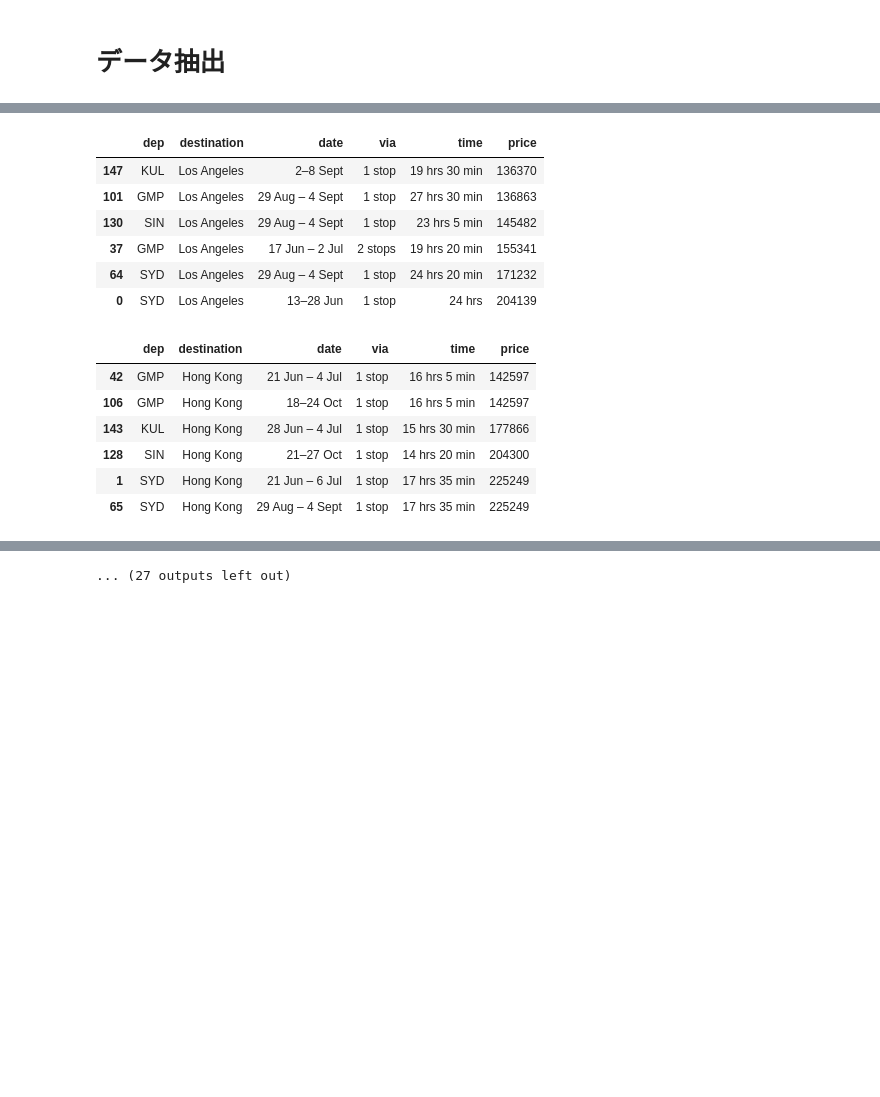
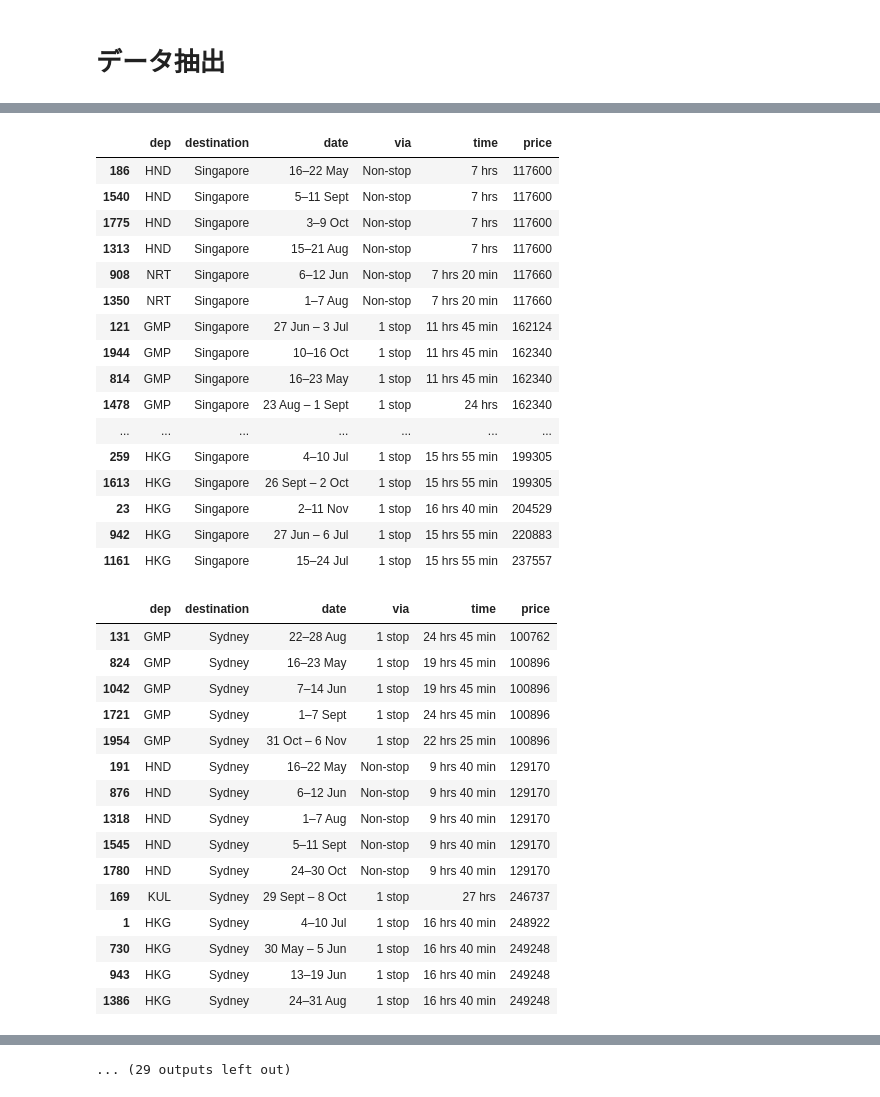
Before and after one commit to akmiccom/TripPlanningResults, a Jupyter notebook: googleFlightScraipeApp/display.ipynb, the cells around one changed output, grey strips where cells are left out. Drawn from its saved outputs; the diff is of its cells as text; code cells hidden in the pictures; blank space fills up the shorter version.

```diff
--- a/googleFlightScraipeApp/display.ipynb
+++ b/googleFlightScraipeApp/display.ipynb
@@ -8,6 +6,6 @@ airport = 'SYD'
 # %%
-# df = pd.read_csv(f'{airport}.csv', names=['dep', 'destination', 'date', 'via', 'time', 'price'])
 df = pd.read_csv(f'../csv/searchResults.csv', names=['dep', 'destination', 'date', 'via', 'time', 'price'])
-df = df.drop_duplicates()
+df = df.drop_duplicates(['destination', 'date'])
+df = df.dropna()
 # %%
-df['price'] = df['price'].str.replace('JP¥|,', '', regex=True)
+df['price'] = df['price'].str.replace('JP¥|,', '', regex=True).astype(int)
@@ -14,19 +32,38 @@ df['price'] = df['price'].str.replace('JP¥|,', '', regex=True)
 # %%
 for dest in df['destination'].unique():
-    display(df[df['destination'] == dest].sort_values(by='price'))
+    display(df[(df['destination'] == dest) & (df['price'] <= 300000)].sort_values(by='price'))
 # %% [output]
 |  | dep | destination | date | via | time | price |
-| 147 | KUL | Los Angeles | 2–8 Sept | 1 stop | 19 hrs 30 min | 136370 |
-| 101 | GMP | Los Angeles | 29 Aug – 4 Sept | 1 stop | 27 hrs 30 min | 136863 |
-| 130 | SIN | Los Angeles | 29 Aug – 4 Sept | 1 stop | 23 hrs 5 min | 145482 |
-| 37 | GMP | Los Angeles | 17 Jun – 2 Jul | 2 stops | 19 hrs 20 min | 155341 |
-| 64 | SYD | Los Angeles | 29 Aug – 4 Sept | 1 stop | 24 hrs 20 min | 171232 |
-| 0 | SYD | Los Angeles | 13–28 Jun | 1 stop | 24 hrs | 204139 |
+| 186 | HND | Singapore | 16–22 May | Non-stop | 7 hrs | 117600 |
+| 1540 | HND | Singapore | 5–11 Sept | Non-stop | 7 hrs | 117600 |
+| 1775 | HND | Singapore | 3–9 Oct | Non-stop | 7 hrs | 117600 |
+| 1313 | HND | Singapore | 15–21 Aug | Non-stop | 7 hrs | 117600 |
+| 908 | NRT | Singapore | 6–12 Jun | Non-stop | 7 hrs 20 min | 117660 |
+| 1350 | NRT | Singapore | 1–7 Aug | Non-stop | 7 hrs 20 min | 117660 |
+| 121 | GMP | Singapore | 27 Jun – 3 Jul | 1 stop | 11 hrs 45 min | 162124 |
+| 1944 | GMP | Singapore | 10–16 Oct | 1 stop | 11 hrs 45 min | 162340 |
+| 814 | GMP | Singapore | 16–23 May | 1 stop | 11 hrs 45 min | 162340 |
+| 1478 | GMP | Singapore | 23 Aug – 1 Sept | 1 stop | 24 hrs | 162340 |
+| ... | ... | ... | ... | ... | ... | ... |
+| 259 | HKG | Singapore | 4–10 Jul | 1 stop | 15 hrs 55 min | 199305 |
+| 1613 | HKG | Singapore | 26 Sept – 2 Oct | 1 stop | 15 hrs 55 min | 199305 |
+| 23 | HKG | Singapore | 2–11 Nov | 1 stop | 16 hrs 40 min | 204529 |
+| 942 | HKG | Singapore | 27 Jun – 6 Jul | 1 stop | 15 hrs 55 min | 220883 |
+| 1161 | HKG | Singapore | 15–24 Jul | 1 stop | 15 hrs 55 min | 237557 |
 |  | dep | destination | date | via | time | price |
-| 42 | GMP | Hong Kong | 21 Jun – 4 Jul | 1 stop | 16 hrs 5 min | 142597 |
-| 106 | GMP | Hong Kong | 18–24 Oct | 1 stop | 16 hrs 5 min | 142597 |
-| 143 | KUL | Hong Kong | 28 Jun – 4 Jul | 1 stop | 15 hrs 30 min | 177866 |
-| 128 | SIN | Hong Kong | 21–27 Oct | 1 stop | 14 hrs 20 min | 204300 |
-| 1 | SYD | Hong Kong | 21 Jun – 6 Jul | 1 stop | 17 hrs 35 min | 225249 |
-| 65 | SYD | Hong Kong | 29 Aug – 4 Sept | 1 stop | 17 hrs 35 min | 225249 |
+| 131 | GMP | Sydney | 22–28 Aug | 1 stop | 24 hrs 45 min | 100762 |
+| 824 | GMP | Sydney | 16–23 May | 1 stop | 19 hrs 45 min | 100896 |
+| 1042 | GMP | Sydney | 7–14 Jun | 1 stop | 19 hrs 45 min | 100896 |
+| 1721 | GMP | Sydney | 1–7 Sept | 1 stop | 24 hrs 45 min | 100896 |
+| 1954 | GMP | Sydney | 31 Oct – 6 Nov | 1 stop | 22 hrs 25 min | 100896 |
+| 191 | HND | Sydney | 16–22 May | Non-stop | 9 hrs 40 min | 129170 |
+| 876 | HND | Sydney | 6–12 Jun | Non-stop | 9 hrs 40 min | 129170 |
+| 1318 | HND | Sydney | 1–7 Aug | Non-stop | 9 hrs 40 min | 129170 |
+| 1545 | HND | Sydney | 5–11 Sept | Non-stop | 9 hrs 40 min | 129170 |
+| 1780 | HND | Sydney | 24–30 Oct | Non-stop | 9 hrs 40 min | 129170 |
+| 169 | KUL | Sydney | 29 Sept – 8 Oct | 1 stop | 27 hrs | 246737 |
+| 1 | HKG | Sydney | 4–10 Jul | 1 stop | 16 hrs 40 min | 248922 |
+| 730 | HKG | Sydney | 30 May – 5 Jun | 1 stop | 16 hrs 40 min | 249248 |
+| 943 | HKG | Sydney | 13–19 Jun | 1 stop | 16 hrs 40 min | 249248 |
+| 1386 | HKG | Sydney | 24–31 Aug | 1 stop | 16 hrs 40 min | 249248 |
 |  | dep | destination | date | via | time | price |
@@ -91 +239 @@ for dest in df['destination'].unique():
-... (27 outputs left out)
+... (29 outputs left out)
```
Also changed, not shown: parts of 3 cells of this notebook, 6 other files.
